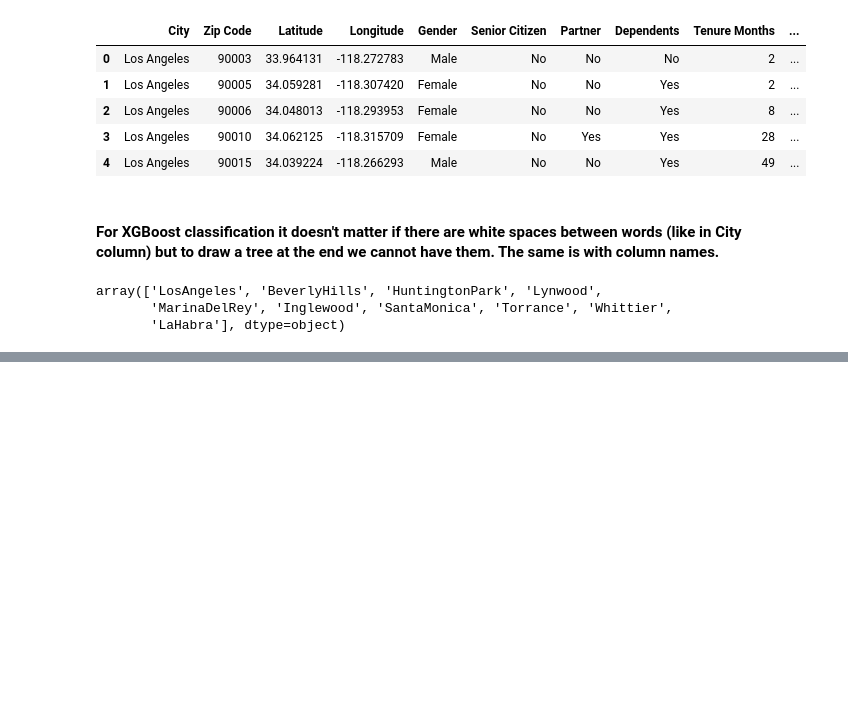
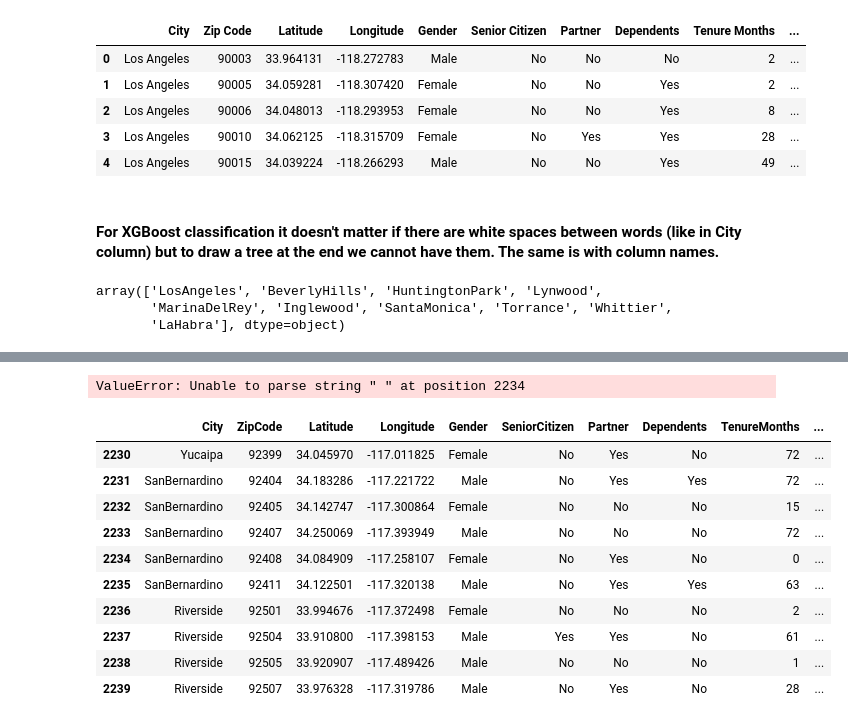
Before and after one commit to tomasz-urban/ML-projects, a Jupyter notebook: XGBoost_telco_customers/XGBoost_telco_customer.ipynb, the cells around one changed output, grey strips where cells are left out. Cells and saved outputs as stored; diff of their text form; code cells hidden in the pictures; blank space fills up the shorter version.

```diff
--- a/XGBoost_telco_customers/XGBoost_telco_customer.ipynb
+++ b/XGBoost_telco_customers/XGBoost_telco_customer.ipynb
@@ -107,0 +157,18 @@ df_eda.columns = df_eda.columns.str.replace(' ','')
+# %%
+df_eda['Total_Charges'] = pd.to_numeric(df_eda['TotalCharges'])
+# %% [output]
+ValueError: Unable to parse string " " at position 2234
+# %%
+df_eda[2230:2240]
+# %% [output]
+|  | City | ZipCode | Latitude | Longitude | Gender | SeniorCitizen | Partner | Dependents | TenureMonths | ... |
+| 2230 | Yucaipa | 92399 | 34.045970 | -117.011825 | Female | No | Yes | No | 72 | ... |
+| 2231 | SanBernardino | 92404 | 34.183286 | -117.221722 | Male | No | Yes | Yes | 72 | ... |
+| 2232 | SanBernardino | 92405 | 34.142747 | -117.300864 | Female | No | No | No | 15 | ... |
+| 2233 | SanBernardino | 92407 | 34.250069 | -117.393949 | Male | No | No | No | 72 | ... |
+| 2234 | SanBernardino | 92408 | 34.084909 | -117.258107 | Female | No | Yes | No | 0 | ... |
+| 2235 | SanBernardino | 92411 | 34.122501 | -117.320138 | Male | No | Yes | Yes | 63 | ... |
+| 2236 | Riverside | 92501 | 33.994676 | -117.372498 | Female | No | No | No | 2 | ... |
+| 2237 | Riverside | 92504 | 33.910800 | -117.398153 | Male | Yes | Yes | No | 61 | ... |
+| 2238 | Riverside | 92505 | 33.920907 | -117.489426 | Male | No | No | No | 1 | ... |
+| 2239 | Riverside | 92507 | 33.976328 | -117.319786 | Male | No | Yes | No | 28 | ... |
```
Also changed, not shown: parts of 14 cells of this notebook.
